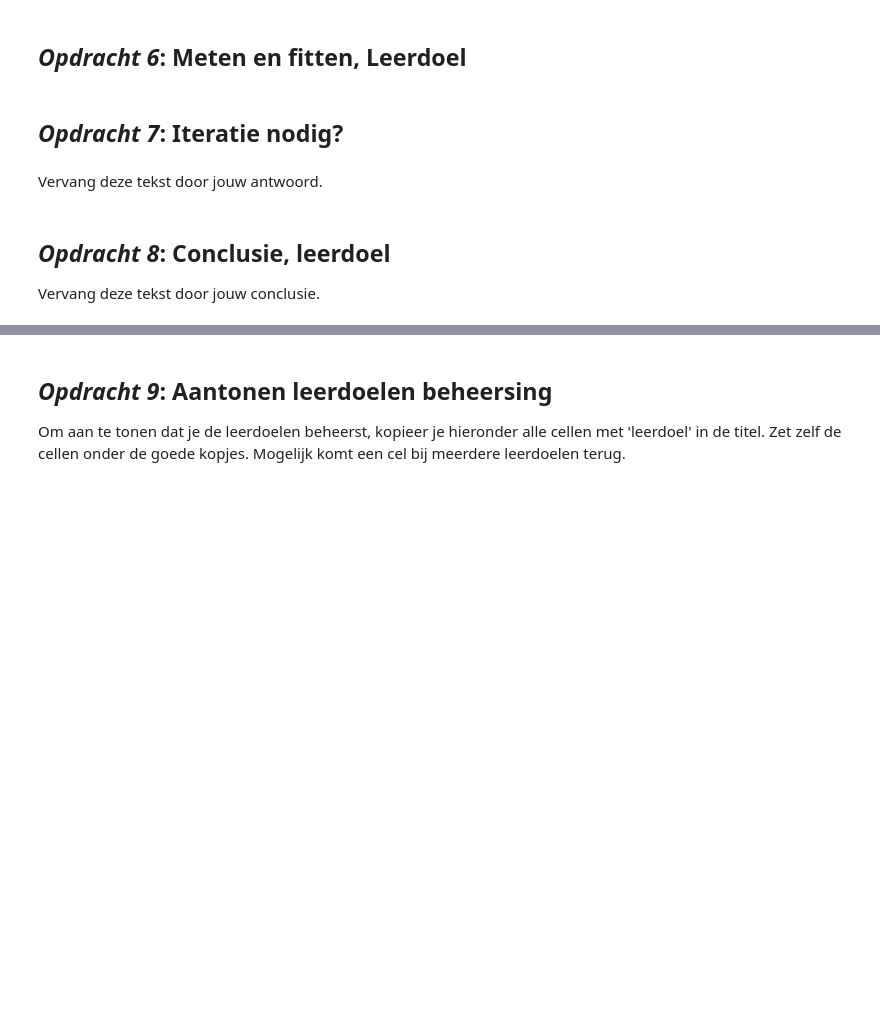
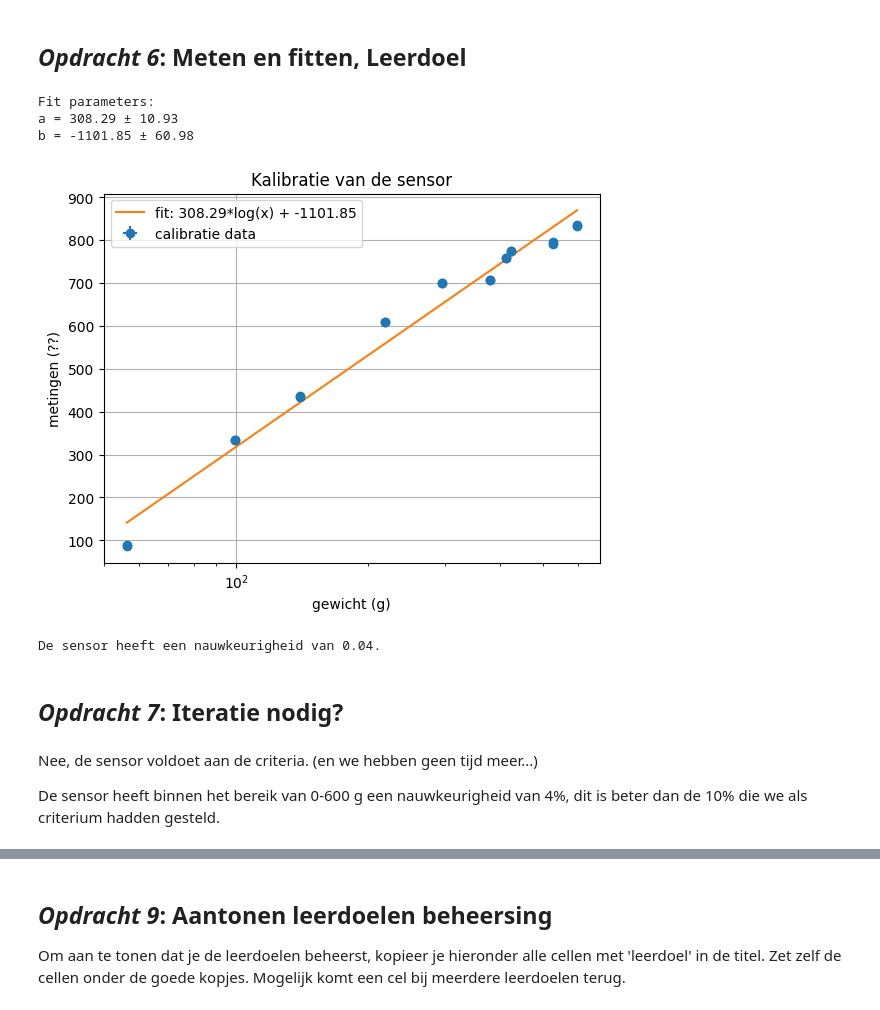
Before and after one commit to Ikbenjamin07/opdrachten-DEF-D, a Jupyter notebook: FysiekeOntwerpopdrachten/1KalibreerEenSensorDigitaalAnaloog/DEFOntwerpopdracht1KalibreerEenSensorInvulTemplate.ipynb, the cells around one changed output, grey strips where cells are left out. Drawn from its saved outputs; the diff is of its cells as text; code cells hidden in the pictures; blank space fills up the shorter version.

```diff
--- a/FysiekeOntwerpopdrachten/1KalibreerEenSensorDigitaalAnaloog/DEFOntwerpopdracht1KalibreerEenSensorInvulTemplate.ipynb
+++ b/FysiekeOntwerpopdrachten/1KalibreerEenSensorDigitaalAnaloog/DEFOntwerpopdracht1KalibreerEenSensorInvulTemplate.ipynb
@@ -71,24 +62,68 @@ u_metingen = np.array([])
+# %%
+# Zet hier jouw data in een voor jou handig formaat
+import numpy as np
+
+gewicht = np.array([218.9, 218.9, 294.0, 294.0,
+                    527.4, 527.4, 598.3, 598.3,
+                    140.0, 140.0, 56.4, 56.4,
+                    411.1, 411.1, 99.6, 99.6,
+                    422.9, 422.9, 378.8, 378.8])
+
+metingen = np.array([609, 610, 701, 701,
+                     796, 790, 834, 835,
+                     435, 436, 87, 88,
+                     758, 759, 333, 333,
+                     775, 775, 706, 707])
+
+u_gewicht = 0.2
+u_metingen = np.array([8, 4, 8, 8,
+                       1, 1, 1, 1,
+                       1, 1, 1, 2,
+                       2, 2, 3, 1,
+                       1, 1, 1, 1])
 # %%
 # Plot hier de meting en fit een lijn door de metingen.
 # Maak gebruik van wat je geleerd hebt bij het practicum.
 %matplotlib inline
 
 import matplotlib.pyplot as plt
 from scipy.optimize import curve_fit
 
+def fit (x, a, b):
+    return a*np.log(x) + b
+
+popt, pcov = curve_fit(fit, gewicht, metingen)
+
+a, b = popt
+u_a, u_b = np.sqrt(np.diag(pcov))
+
+x_fit = np.linspace(min(gewicht), max(gewicht), 100)
+y_fit = fit(x_fit, *popt)
+
+print('Fit parameters:')
+print('a = {:.2f} ± {:.2f}'.format(a, u_a))
+print('b = {:.2f} ± {:.2f}'.format(b, u_b))
 plt.figure()
 plt.errorbar(gewicht, metingen, xerr=u_gewicht, yerr=u_metingen, label='calibratie data', fmt='o')
+plt.plot(x_fit, y_fit, label='fit: {:.2f}*log(x) + {:.2f}'.format(a, b))
 plt.xlabel('gewicht (g)')
+plt.xscale('log')
 plt.ylabel('metingen (??)')
 plt.title('Kalibratie van de sensor')
 plt.legend()
 plt.grid()
 plt.show()
+
+print(f'De sensor heeft een nauwkeurigheid van {(u_a/a):.2f}.')
+# %% [output]
+Fit parameters:
+a = 308.29 ± 10.93
+b = -1101.85 ± 60.98
+[figure, added]
+De sensor heeft een nauwkeurigheid van 0.04.
 # %% [markdown]
 ## *Opdracht 7*: Iteratie nodig?
-# %% [markdown]
-Vervang deze tekst door jouw antwoord.
-# %% [markdown]
-## *Opdracht 8*: Conclusie, leerdoel
-
-Vervang deze tekst door jouw conclusie.
+# %% [markdown]
+Nee, de sensor voldoet aan de criteria. (en we hebben geen tijd meer...)
+
+De sensor heeft binnen het bereik van 0-600 g een nauwkeurigheid van 4%, dit is beter dan de 10% die we als criterium hadden gesteld.
```
Also changed, not shown: parts of 16 cells of this notebook, 3 other files.
